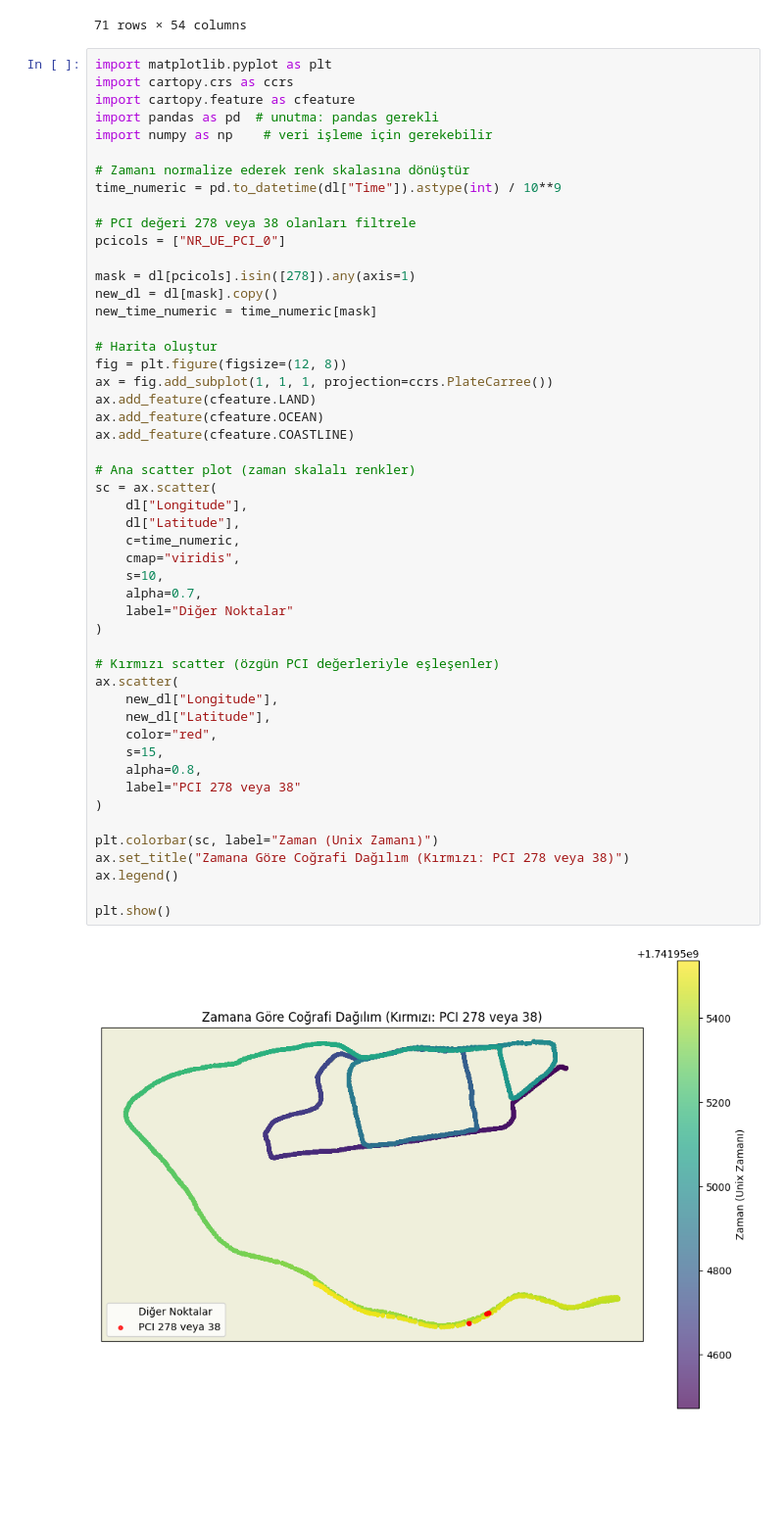
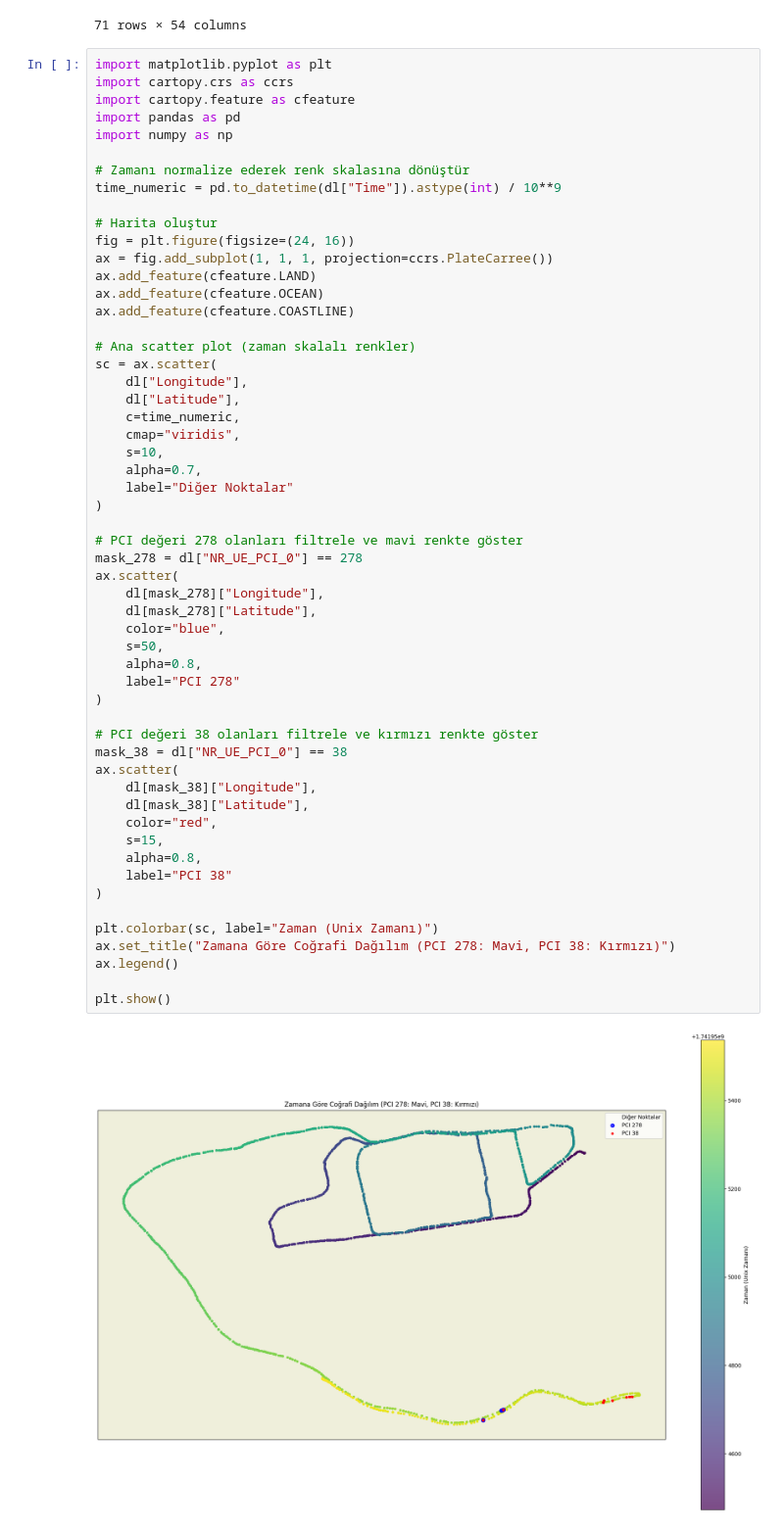
Before and after one commit to Teknofest-High5/5G-Positioning-Competition, a Jupyter notebook: Data/5G KONUMLANDIRMA YARISMA VERISI/5G Saha Ölçüm Verileri (GPS mevcut)/file_handling.ipynb, the cells around one changed output. Shown at 98% size. Cells and saved outputs as stored; diff of their text form; blank space fills up the shorter version.

```diff
--- a/Data/5G KONUMLANDIRMA YARISMA VERISI/5G Saha Ölçüm Verileri (GPS mevcut)/file_handling.ipynb
+++ b/Data/5G KONUMLANDIRMA YARISMA VERISI/5G Saha Ölçüm Verileri (GPS mevcut)/file_handling.ipynb
@@ -338,51 +338,56 @@ new_dl
 import matplotlib.pyplot as plt
 import cartopy.crs as ccrs
 import cartopy.feature as cfeature
-import pandas as pd  # unutma: pandas gerekli
-import numpy as np    # veri işleme için gerekebilir
+import pandas as pd
+import numpy as np
 
 # Zamanı normalize ederek renk skalasına dönüştür
 time_numeric = pd.to_datetime(dl["Time"]).astype(int) / 10**9
 
-# PCI değeri 278 veya 38 olanları filtrele
-pcicols = ["NR_UE_PCI_0"]
-
-mask = dl[pcicols].isin([278]).any(axis=1)
-new_dl = dl[mask].copy()
-new_time_numeric = time_numeric[mask]
-
 # Harita oluştur
-fig = plt.figure(figsize=(12, 8))
+fig = plt.figure(figsize=(24, 16))
 ax = fig.add_subplot(1, 1, 1, projection=ccrs.PlateCarree())
 ax.add_feature(cfeature.LAND)
 ax.add_feature(cfeature.OCEAN)
 ax.add_feature(cfeature.COASTLINE)
 
 # Ana scatter plot (zaman skalalı renkler)
 sc = ax.scatter(
     dl["Longitude"],
     dl["Latitude"],
     c=time_numeric,
     cmap="viridis",
     s=10,
     alpha=0.7,
     label="Diğer Noktalar"
 )
 
-# Kırmızı scatter (özgün PCI değerleriyle eşleşenler)
+# PCI değeri 278 olanları filtrele ve mavi renkte göster
+mask_278 = dl["NR_UE_PCI_0"] == 278
 ax.scatter(
-    new_dl["Longitude"],
-    new_dl["Latitude"],
+    dl[mask_278]["Longitude"],
+    dl[mask_278]["Latitude"],
+    color="blue",
+    s=50,
+    alpha=0.8,
+    label="PCI 278"
+)
+
+# PCI değeri 38 olanları filtrele ve kırmızı renkte göster
+mask_38 = dl["NR_UE_PCI_0"] == 38
+ax.scatter(
+    dl[mask_38]["Longitude"],
+    dl[mask_38]["Latitude"],
     color="red",
     s=15,
     alpha=0.8,
-    label="PCI 278 veya 38"
+    label="PCI 38"
 )
 
 plt.colorbar(sc, label="Zaman (Unix Zamanı)")
-ax.set_title("Zamana Göre Coğrafi Dağılım (Kırmızı: PCI 278 veya 38)")
+ax.set_title("Zamana Göre Coğrafi Dağılım (PCI 278: Mavi, PCI 38: Kırmızı)")
 ax.legend()
 
 plt.show()
 # %% [output]
-[figure, old version]
+[figure, new version]
```
Also changed, not shown: parts of 5 cells of this notebook, 19 other files.
